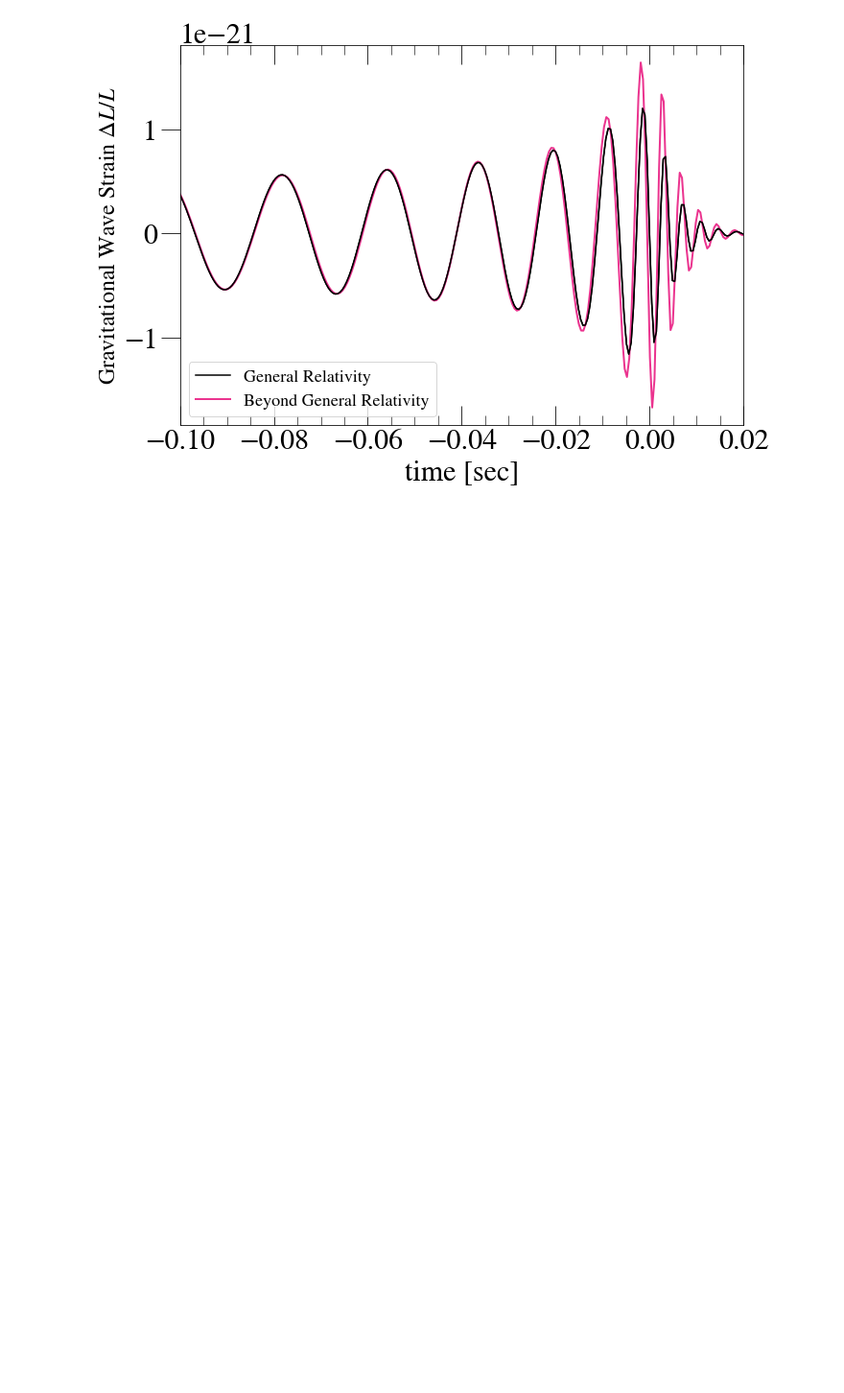
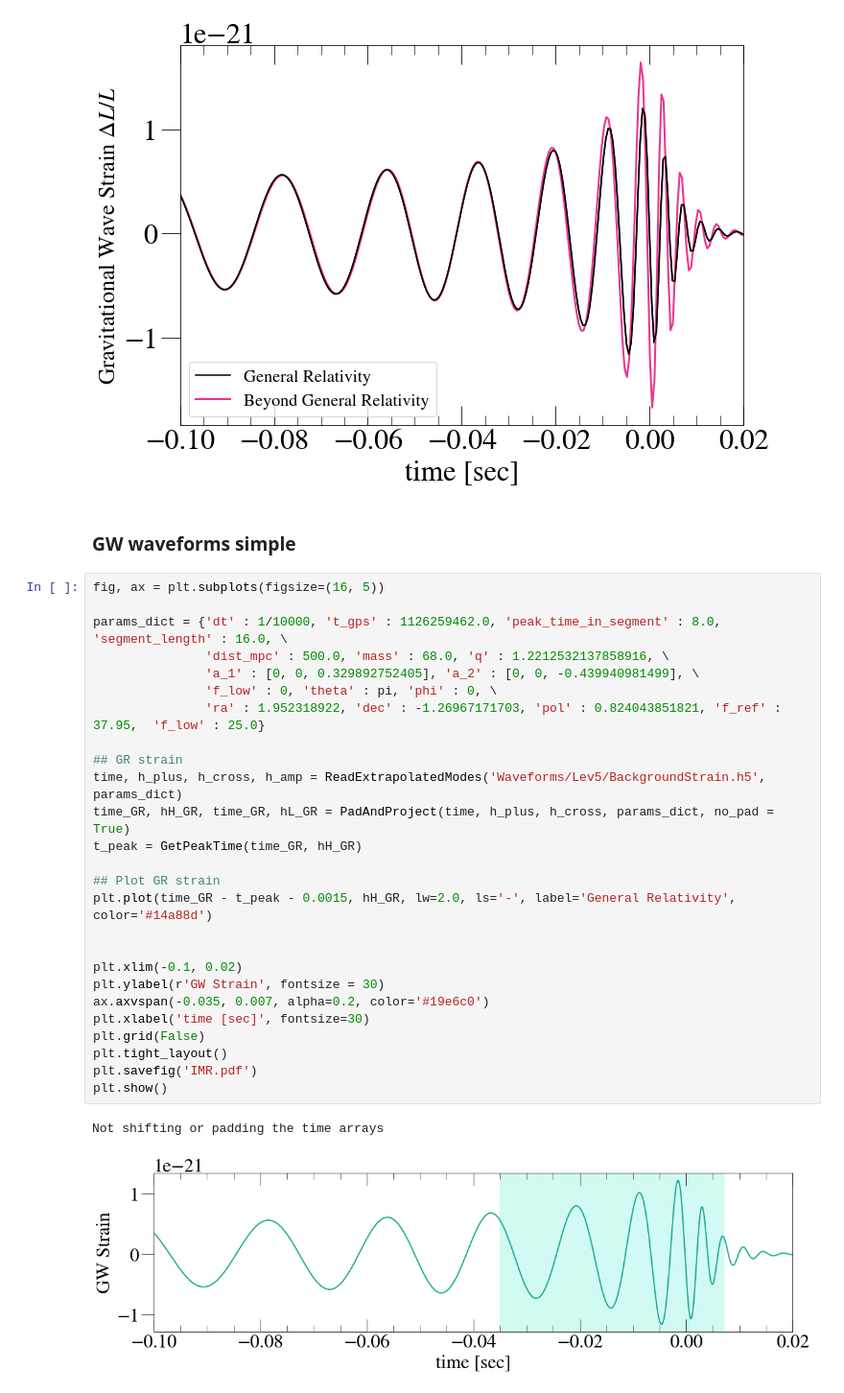
Before and after one commit to mariaokounkova/BeyondGRAnalysis, a Jupyter notebook: PlotWaveforms.ipynb, the cells around one changed output. Shown at 96% size. Cells and saved outputs as stored; diff of their text form; blank space fills up the shorter version.

```diff
--- a/PlotWaveforms.ipynb
+++ b/PlotWaveforms.ipynb
@@ -191,3 +186,34 @@ plt.show()
 Not shifting or padding the time arrays
 Not shifting or padding the time arrays
 [figure]
+# %% [markdown]
+### GW waveforms simple
+# %%
+fig, ax = plt.subplots(figsize=(16, 5))
+
+params_dict = {'dt' : 1/10000, 't_gps' : 1126259462.0, 'peak_time_in_segment' : 8.0, 'segment_length' : 16.0, \
+               'dist_mpc' : 500.0, 'mass' : 68.0, 'q' : 1.2212532137858916, \
+               'a_1' : [0, 0, 0.329892752405], 'a_2' : [0, 0, -0.439940981499], \
+               'f_low' : 0, 'theta' : pi, 'phi' : 0, \
+               'ra' : 1.952318922, 'dec' : -1.26967171703, 'pol' : 0.824043851821, 'f_ref' : 37.95,  'f_low' : 25.0}
+
+## GR strain
+time, h_plus, h_cross, h_amp = ReadExtrapolatedModes('Waveforms/Lev5/BackgroundStrain.h5', params_dict)
+time_GR, hH_GR, time_GR, hL_GR = PadAndProject(time, h_plus, h_cross, params_dict, no_pad = True)
+t_peak = GetPeakTime(time_GR, hH_GR)
+
+## Plot GR strain
+plt.plot(time_GR - t_peak - 0.0015, hH_GR, lw=2.0, ls='-', label='General Relativity', color='#14a88d')
+
+
+plt.xlim(-0.1, 0.02)
+plt.ylabel(r'GW Strain', fontsize = 30)
+ax.axvspan(-0.035, 0.007, alpha=0.2, color='#19e6c0')
+plt.xlabel('time [sec]', fontsize=30)
+plt.grid(False)
+plt.tight_layout()
+plt.savefig('IMR.pdf')
+plt.show()
+# %% [output]
+Not shifting or padding the time arrays
+[figure, added]
```
Also changed, not shown: parts of 1 cell of this notebook.
